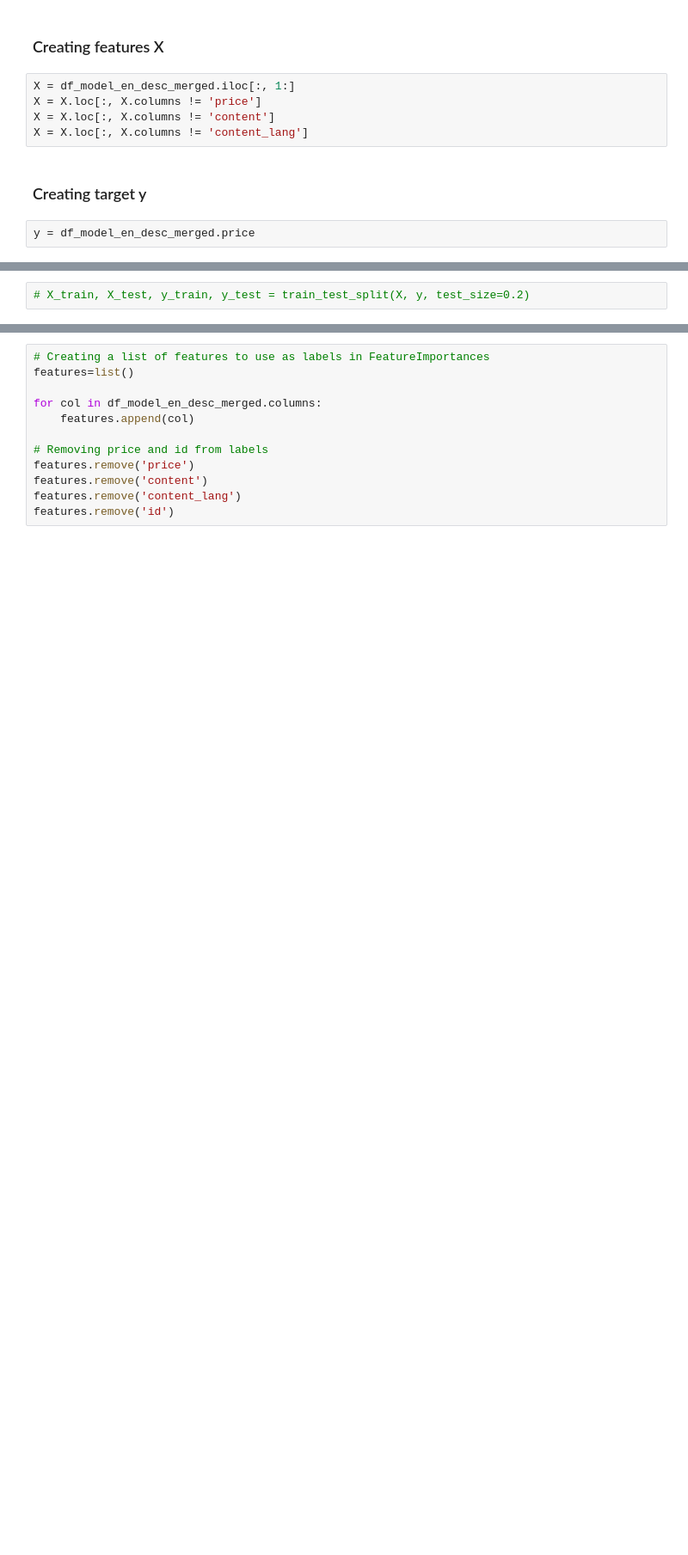
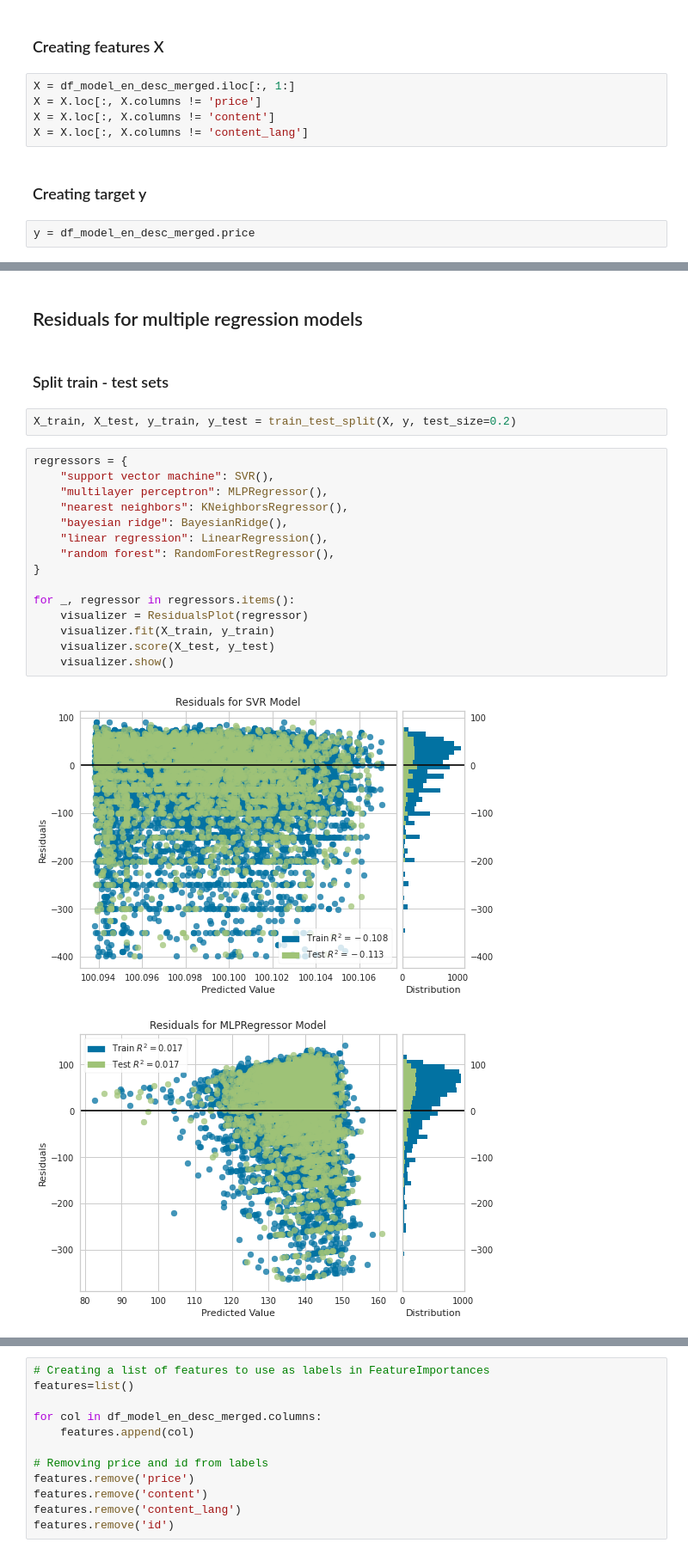
Before and after one commit to dcollaguazo/Airbnb-Price-Prediction, a Jupyter notebook: 2_Model_Building/5_text_analysis_name_description.ipynb, the cells around one changed output, grey strips where cells are left out. Shown at 86% size. Cells and saved outputs as stored; diff of their text form; blank space fills up the shorter version.

```diff
--- a/2_Model_Building/5_text_analysis_name_description.ipynb
+++ b/2_Model_Building/5_text_analysis_name_description.ipynb
@@ -488,2 +719,24 @@ y = df_model_en_desc_merged.price
+# %% [markdown]
+## Residuals for multiple regression models
+# %% [markdown]
+### Split train - test sets
 # %%
-# X_train, X_test, y_train, y_test = train_test_split(X, y, test_size=0.2)
+X_train, X_test, y_train, y_test = train_test_split(X, y, test_size=0.2)
+# %%
+regressors = {
+    "support vector machine": SVR(),
+    "multilayer perceptron": MLPRegressor(),
+    "nearest neighbors": KNeighborsRegressor(),
+    "bayesian ridge": BayesianRidge(),
+    "linear regression": LinearRegression(),
+    "random forest": RandomForestRegressor(),
+}
+
+for _, regressor in regressors.items():
+    visualizer = ResidualsPlot(regressor)
+    visualizer.fit(X_train, y_train)
+    visualizer.score(X_test, y_test)
+    visualizer.show()
+# %% [output]
+[figure, added]
+[figure, added]
```
Also changed, not shown: parts of 72 cells of this notebook.
